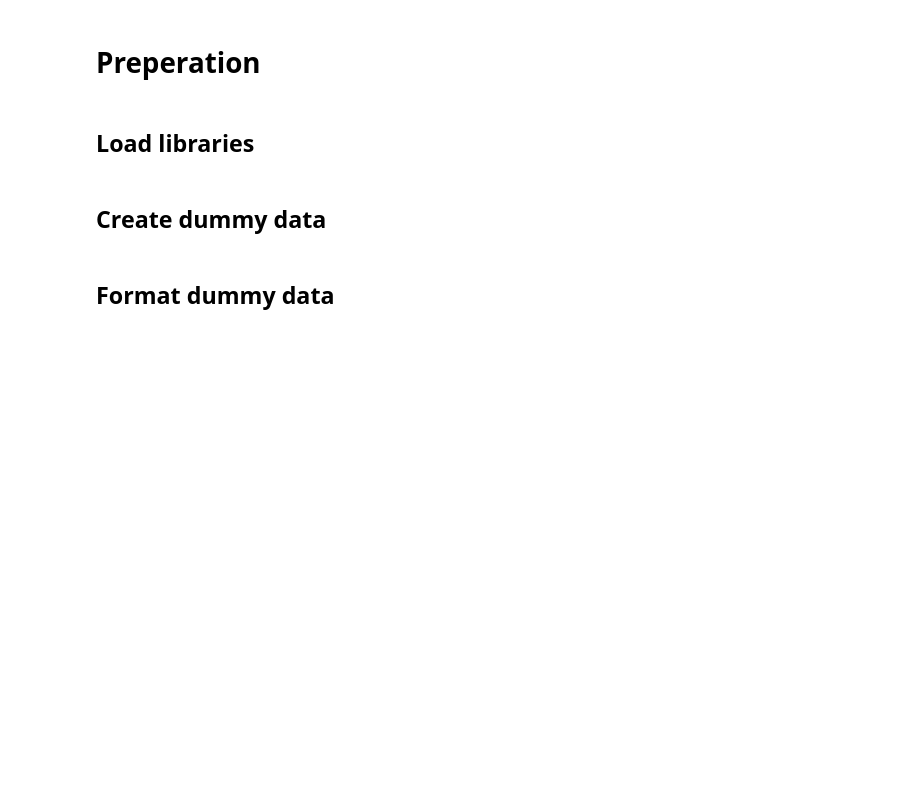
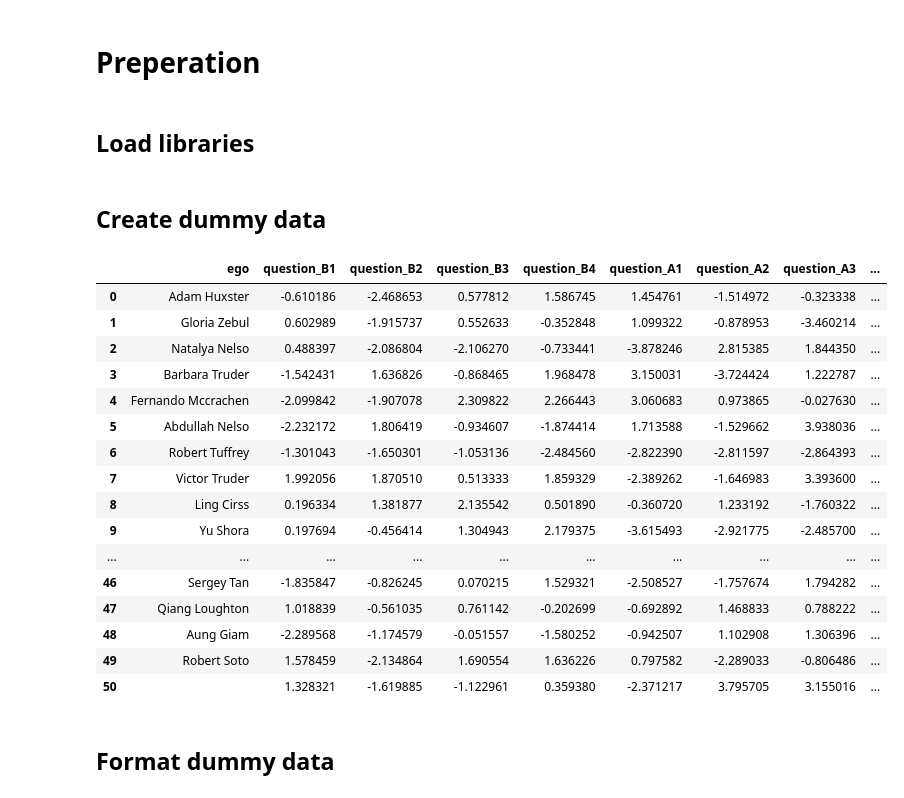
Before and after one commit to TennilleHardy/Organisational-Network-Analysis, a Jupyter notebook: organisation-network-analysis.ipynb, the cells around one changed output. Cells and saved outputs as stored; diff of their text form; code cells hidden in the pictures; blank space fills up the shorter version.

```diff
--- a/organisation-network-analysis.ipynb
+++ b/organisation-network-analysis.ipynb
@@ -42,35 +42,53 @@ firstnames = ["Maria", "Nushi", "Mohammed", "Jose", "Muhammad", "Mohamed", "Wei"
 lastnames = ["Smith", "Ali", "Kim", "Khan", "Lee", "Tan", "Ahmed", "Lopez", "Awad", "Singh", "Perez", "Reyes", "Li", "Nkosi", "Soto", "Saleh", "Saidi", "Zhang", "Diaz", "Saad", "Kamwi", "Mbeki", "Finai", "Izaia", "Oubi", "Ashoo", "Sirmi", "Saeh", "Giam", "Voe", "Qoe", "Gihon,", "Shora", "Bhut", "Denil", "Rezo", "Cirss", "Mohid", "Zebu", "Vynek", "Zebul", "Haci", "Nelso", "Wuade", "Rodriguez", "Garcia", "Gonzalez", "Hassan", "Mohamed", "Castillo", "DeReygosa", "Macandie", "Yakobovitz", "Carolay", "Galvee", "Tydd,", "Tyreman", "Nawton", "OFallon", "Knobell", "Roisen", "Schwieso", "Keirl", "Vyel", "Kinnock", "Odempsey", "Wharmby", "Riddoch", "Lowres", "Venny", "Semens", "Leland", "Garratty", "OHearn", "Pilipyak", "Mityushin", "Wolledge", "Loughton", "Klausewitz", "Reymers", "Tucknutt", "Littleproud", "Huxster", "Mccrachen", "Jacquet-francillon", "ElArrasi", "Bs", "Klemt", "Mulliss", "Mackleden", "Moretonas", "Haoxiang", "Kokemohr", "Sterricker", "Minchenton", "Tuffrey", "Truder", "Harichane", "Pagden", "Mallows"]
 
 teams = ["Product", "Marketing", "Data Science", "Psychology", "Content", "Finance", "Sales", "Customer Success"]
 
 #Random generate a list of names from first names and last names
-names = " ".join(random.choice(firstnames)+" "+random.choice(lastnames)+"," for _ in range(300))
+names = " ".join(random.choice(firstnames)+" "+random.choice(lastnames)+"," for _ in range(50))
 
 #Turn that names list into an actual list {from a string}
 names2 = names.split(",")
 names3 = list(names2)
 
 #Create an edge list that randomly ombines two people from the entire list
 edge_list = list(itertools.combinations((names3), 2))
 interactions = pd.DataFrame(edge_list, columns = ['person_a', 'person_b'])
 
 #Randomly assign whether these two people interact or not
 interactions['interaction_random'] = np.random.randint(0, 2, interactions.shape[0])
 
 #Create dataframe of individuals and teams based on names list and teams
 res = {names3[i]: random.choice(teams) for i in range(len(names3))}
 names_teams = pd.DataFrame.from_dict(res, orient='index', columns=['Team'])
 names_teams['Names'] = names_teams.index
 
 #Create test scores
 profile_scores = pd.DataFrame(names3, columns = ['ego'])
 testB_scores_array = np.random.default_rng().uniform(low=-2.5,high=2.5, size=[300,4])
 testA_scores_scores_array = np.random.default_rng().uniform(low=-4,high=4, size=[300,6])
 testB_scores = pd.DataFrame(testB_scores_array, columns = ['question_B1', 'question_B2', 'question_B3', 'question_B4'])
-testA_scores_scores = pd.DataFrame(testA_scores_scores_array, columns = ['question_A1', 'question_A2', 'question_A3', 'question_A4', 'question_A5', 'question_A6'])
+testA_scores = pd.DataFrame(testA_scores_scores_array, columns = ['question_A1', 'question_A2', 'question_A3', 'question_A4', 'question_A5', 'question_A6'])
 profile_scores = pd.merge(profile_scores, testB_scores, left_index=True, right_index=True)
 profile_scores = pd.merge(profile_scores, testA_scores, left_index=True, right_index=True)
 profile_scores
+# %% [output]
+|  | ego | question_B1 | question_B2 | question_B3 | question_B4 | question_A1 | question_A2 | question_A3 | ... |
+| 0 | Adam Huxster | -0.610186 | -2.468653 | 0.577812 | 1.586745 | 1.454761 | -1.514972 | -0.323338 | ... |
+| 1 | Gloria Zebul | 0.602989 | -1.915737 | 0.552633 | -0.352848 | 1.099322 | -0.878953 | -3.460214 | ... |
+| 2 | Natalya Nelso | 0.488397 | -2.086804 | -2.106270 | -0.733441 | -3.878246 | 2.815385 | 1.844350 | ... |
+| 3 | Barbara Truder | -1.542431 | 1.636826 | -0.868465 | 1.968478 | 3.150031 | -3.724424 | 1.222787 | ... |
+| 4 | Fernando Mccrachen | -2.099842 | -1.907078 | 2.309822 | 2.266443 | 3.060683 | 0.973865 | -0.027630 | ... |
+| 5 | Abdullah Nelso | -2.232172 | 1.806419 | -0.934607 | -1.874414 | 1.713588 | -1.529662 | 3.938036 | ... |
+| 6 | Robert Tuffrey | -1.301043 | -1.650301 | -1.053136 | -2.484560 | -2.822390 | -2.811597 | -2.864393 | ... |
+| 7 | Victor Truder | 1.992056 | 1.870510 | 0.513333 | 1.859329 | -2.389262 | -1.646983 | 3.393600 | ... |
+| 8 | Ling Cirss | 0.196334 | 1.381877 | 2.135542 | 0.501890 | -0.360720 | 1.233192 | -1.760322 | ... |
+| 9 | Yu Shora | 0.197694 | -0.456414 | 1.304943 | 2.179375 | -3.615493 | -2.921775 | -2.485700 | ... |
+| ... | ... | ... | ... | ... | ... | ... | ... | ... | ... |
+| 46 | Sergey Tan | -1.835847 | -0.826245 | 0.070215 | 1.529321 | -2.508527 | -1.757674 | 1.794282 | ... |
+| 47 | Qiang Loughton | 1.018839 | -0.561035 | 0.761142 | -0.202699 | -0.692892 | 1.468833 | 0.788222 | ... |
+| 48 | Aung Giam | -2.289568 | -1.174579 | -0.051557 | -1.580252 | -0.942507 | 1.102908 | 1.306396 | ... |
+| 49 | Robert Soto | 1.578459 | -2.134864 | 1.690554 | 1.636226 | 0.797582 | -2.289033 | -0.806486 | ... |
+| 50 |  | 1.328321 | -1.619885 | -1.122961 | 0.359380 | -2.371217 | 3.795705 | 3.155016 | ... |
 # %% [markdown]
 ## Format dummy data
 # %%
```
Also changed, not shown: parts of 11 cells of this notebook.
